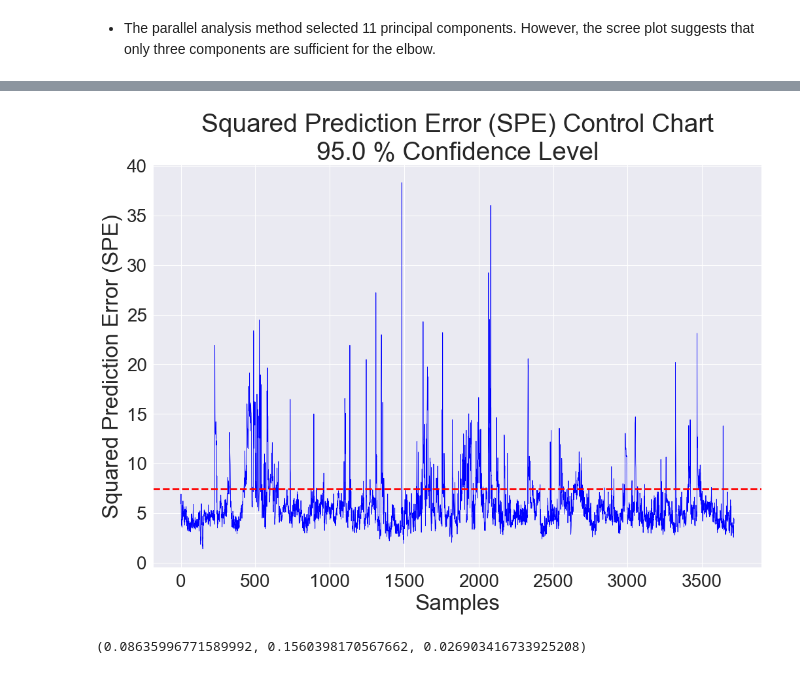
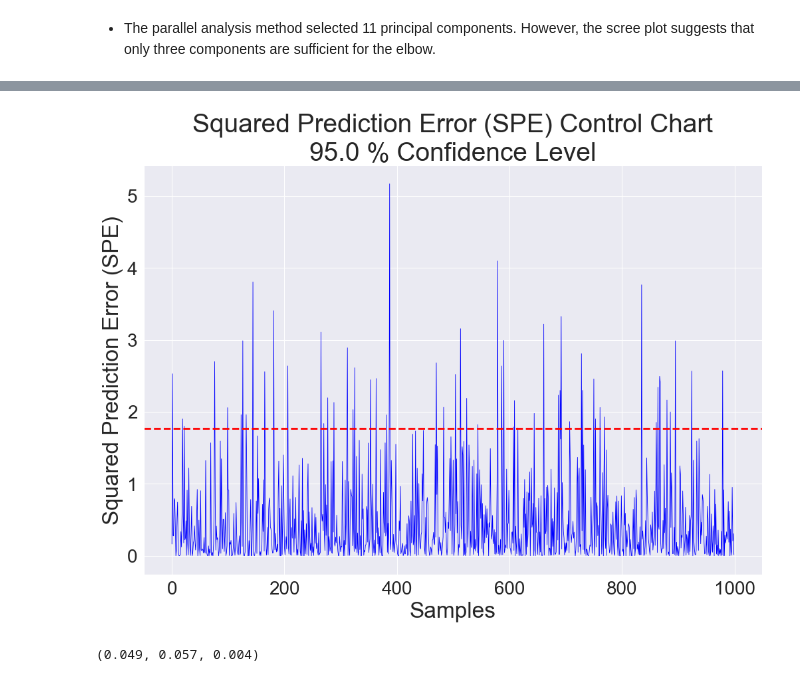
Before and after one commit to IAugustoMZ/deeplearning_chemicalengineering, a Jupyter notebook: 4_selfOrganinzingMaps/1_baseline.ipynb, the cells around one changed output, grey strips where cells are left out. Saved outputs shown, nothing was run; the diff lists cells and outputs as text; code cells hidden in the pictures.

```diff
--- a/4_selfOrganinzingMaps/1_baseline.ipynb
+++ b/4_selfOrganinzingMaps/1_baseline.ipynb
@@ -14,6 +14,6 @@ warnings.filterwarnings('ignore')
 adk = AnomalyDetectionKit()
 # %%
 # load data and drop the probability column
-data = pd.read_csv('../0_data/som_studies/normal_operation_compressor.csv', index_col=[0])
+data = pd.read_csv('../0_data/som_studies/data_normal.csv')
 data.head()
 # %% [output]
@@ -37,5 +36,5 @@ Explained Variance: 87.11 %
 - The parallel analysis method selected 11 principal components. However, the scree plot suggests that only three components are sufficient for the elbow.
 # %%
 # fit the final PCA
-adk.fit_final(data)
-adk.save_model(adk.final_pca, 'baseline')
+adk.fit_final(data, n=6)
+# adk.save_model(adk.final_pca, 'baseline')
@@ -56,11 +60,11 @@ spe, spe_max = adk.calculate_SPE(data=data)
 # %%
 # build control chart - baseline - SPE
 fig = adk.build_control_charts(values=spe, limits=spe_max,
                          chart_title='Squared Prediction Error (SPE)')
-fig.savefig('../8_imgs/som_studies/spe_baseline.pdf',
-            dpi=300, bbox_inches='tight')
+# fig.savefig('../8_imgs/som_studies/spe_baseline.pdf',
+#            dpi=300, bbox_inches='tight')
 # %% [output]
-[figure, old version]
+[figure, new version]
 # %%
 # join all statistics
 data_stats = pd.DataFrame(t2s, columns=['t2'])
@@ -68,4 +72,4 @@ data_stats['spe'] = spe
 adk.calculate_metrics(data_stats=data_stats,
                       limits=[tmax, spe_max])
 # %% [output]
-(0.08635996771589992, 0.1560398170567662, 0.026903416733925208)
+(0.049, 0.057, 0.004)
```
Also changed, not shown: parts of 4 cells of this notebook, 5 other files.
